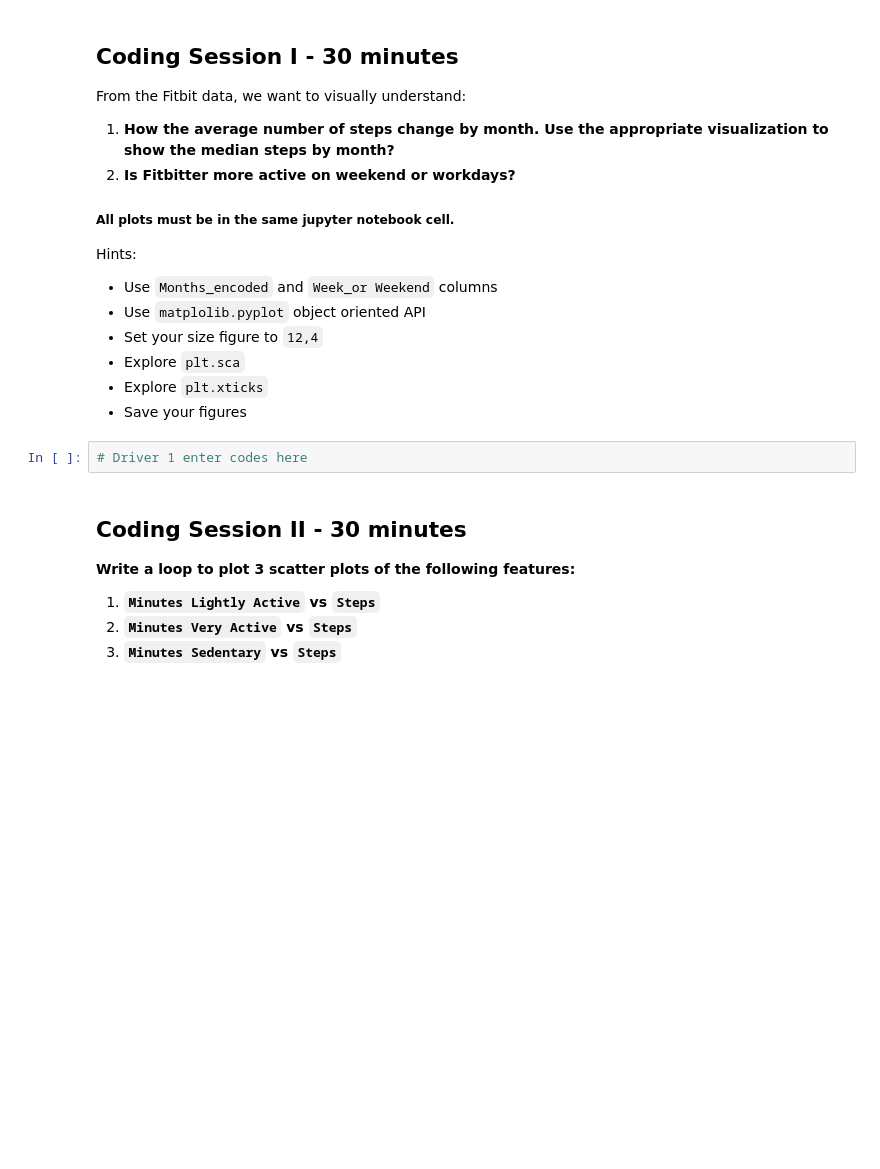
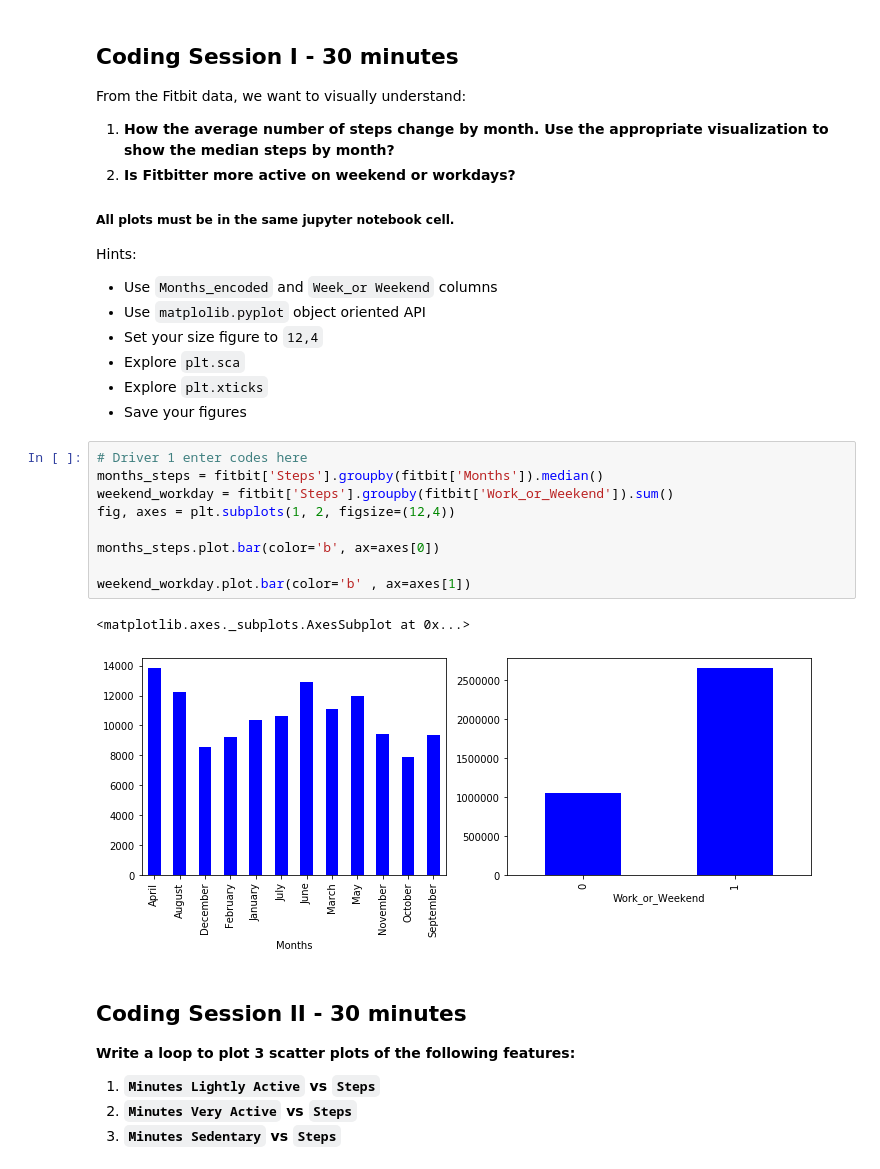
Before and after one commit to luanasolisg/dataptmad1019, a Jupyter notebook: module-2/lab-matplotlib-seaborn/your-code/challenge-2.ipynb, the cells around one changed output. Cells and saved outputs as stored; diff of their text form; blank space fills up the shorter version.

```diff
--- a/module-2/lab-matplotlib-seaborn/your-code/challenge-2.ipynb
+++ b/module-2/lab-matplotlib-seaborn/your-code/challenge-2.ipynb
@@ -64,8 +64,18 @@ Hints:
 - Explore `plt.sca`
 - Explore `plt.xticks`
 - Save your figures
-# %%
-# Driver 1 enter codes here
+# %%
+# Driver 1 enter codes here
+months_steps = fitbit['Steps'].groupby(fitbit['Months']).median()
+weekend_workday = fitbit['Steps'].groupby(fitbit['Work_or_Weekend']).sum()
+fig, axes = plt.subplots(1, 2, figsize=(12,4))
+
+months_steps.plot.bar(color='b', ax=axes[0])
+
+weekend_workday.plot.bar(color='b' , ax=axes[1])
+# %% [output]
+<matplotlib.axes._subplots.AxesSubplot at 0x...>
+[figure, added]
 # %% [markdown]
 ## Coding Session II - 30 minutes
 
```
Also changed, not shown: 1 other file.
